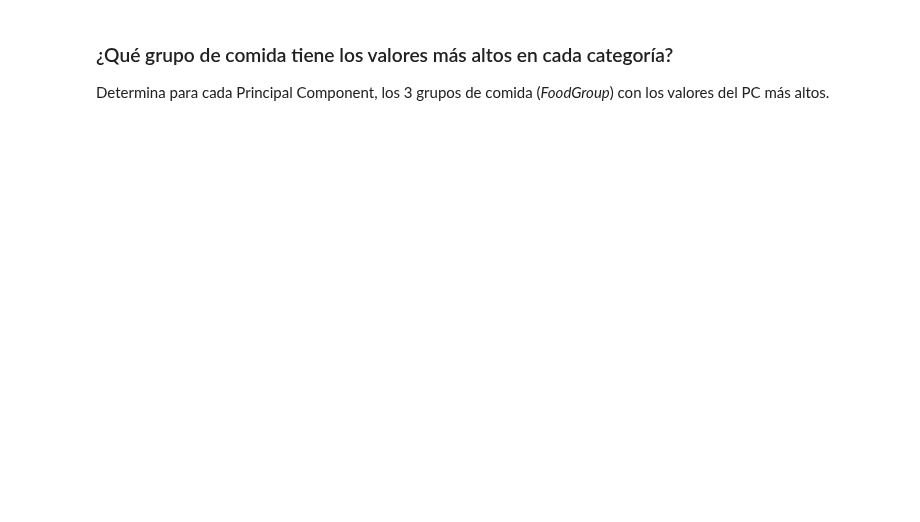
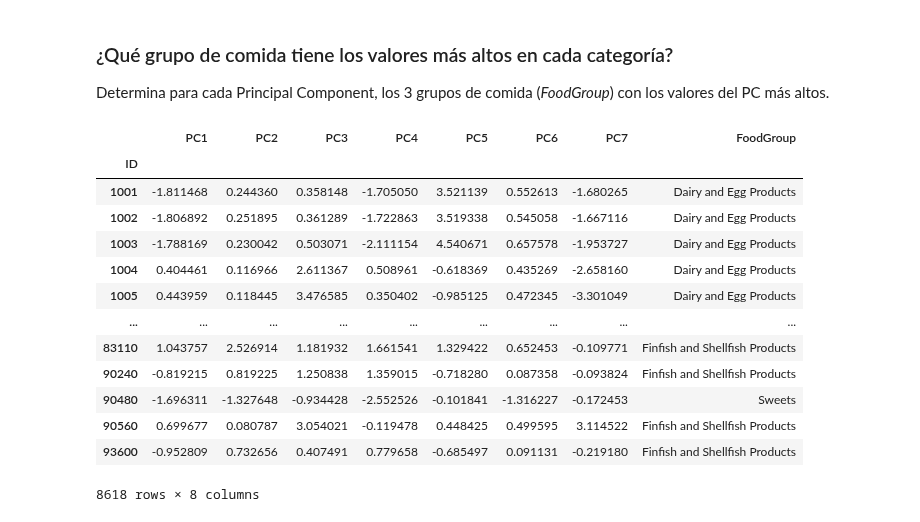
Before and after one commit to ana-macias/PRUEBA, a Jupyter notebook: 3-Machine_Learning/2-No_Supervisado/2-PCA/Practica/1_Nutrition PCA.ipynb, the cells around one changed output. Drawn from its saved outputs; the diff is of its cells as text; code cells hidden in the pictures; blank space fills up the shorter version.

```diff
--- a/3-Machine_Learning/2-No_Supervisado/2-PCA/Practica/1_Nutrition PCA.ipynb
+++ b/3-Machine_Learning/2-No_Supervisado/2-PCA/Practica/1_Nutrition PCA.ipynb
@@ -357,0 +395,5 @@ ax.set_ylabel('Por. varianza explicada');
+# %%
+pca_nuevo = make_pipeline(StandardScaler(), PCA(n_components=7))
+pca_nuevo.fit(df_log)
+
+modelo_nuevo = pca_nuevo['pca']
@@ -362 +469,11 @@ Crea un nuevo PCA con X Principal Components, siendo X la cantidad de PC escogid
 Obtén el nuevo dataset con el mismo número de registros que el original, pero en este caso con X features, que representan los PC elegidos.
+# %%
+pca_pipe = make_pipeline(StandardScaler(), PCA(n_components=7))
+modelo_nuevo = pca_nuevo['pca']
+proyecciones = pca_nuevo.fit_transform(X=df_1)
+proyecciones = pd.DataFrame(
+    proyecciones,
+    columns = ['PC1', 'PC2', 'PC3', 'PC4', 'PC5','PC6','PC7'],
+    index   = df.index
+)
+proyecciones
@@ -363,3 +495,21 @@ Obtén el nuevo dataset con el mismo número de registros que el original, pero
 # %% [markdown]
 ### ¿Qué grupo de comida tiene los valores más altos en cada categoría?
 Determina para cada Principal Component, los 3 grupos de comida (*FoodGroup*) con los valores del PC más altos.
+# %%
+proyecciones ['FoodGroup']=df['FoodGroup']
+proyecciones
+# %% [output]
+|  | PC1 | PC2 | PC3 | PC4 | PC5 | PC6 | PC7 | FoodGroup |
+| ID |  |  |  |  |  |  |  |  |
+| 1001 | -1.811468 | 0.244360 | 0.358148 | -1.705050 | 3.521139 | 0.552613 | -1.680265 | Dairy and Egg Products |
+| 1002 | -1.806892 | 0.251895 | 0.361289 | -1.722863 | 3.519338 | 0.545058 | -1.667116 | Dairy and Egg Products |
+| 1003 | -1.788169 | 0.230042 | 0.503071 | -2.111154 | 4.540671 | 0.657578 | -1.953727 | Dairy and Egg Products |
+| 1004 | 0.404461 | 0.116966 | 2.611367 | 0.508961 | -0.618369 | 0.435269 | -2.658160 | Dairy and Egg Products |
+| 1005 | 0.443959 | 0.118445 | 3.476585 | 0.350402 | -0.985125 | 0.472345 | -3.301049 | Dairy and Egg Products |
+| ... | ... | ... | ... | ... | ... | ... | ... | ... |
+| 83110 | 1.043757 | 2.526914 | 1.181932 | 1.661541 | 1.329422 | 0.652453 | -0.109771 | Finfish and Shellfish Products |
+| 90240 | -0.819215 | 0.819225 | 1.250838 | 1.359015 | -0.718280 | 0.087358 | -0.093824 | Finfish and Shellfish Products |
+| 90480 | -1.696311 | -1.327648 | -0.934428 | -2.552526 | -0.101841 | -1.316227 | -0.172453 | Sweets |
+| 90560 | 0.699677 | 0.080787 | 3.054021 | -0.119478 | 0.448425 | 0.499595 | 3.114522 | Finfish and Shellfish Products |
+| 93600 | -0.952809 | 0.732656 | 0.407491 | 0.779658 | -0.685497 | 0.091131 | -0.219180 | Finfish and Shellfish Products |
+8618 rows × 8 columns
```
Also changed, not shown: parts of 20 cells of this notebook, 9 other files.
